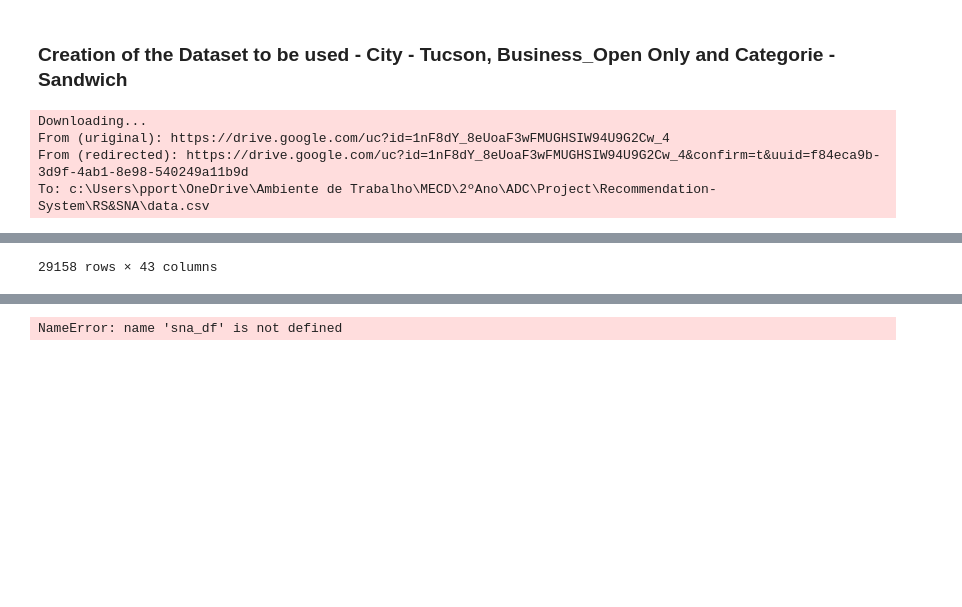
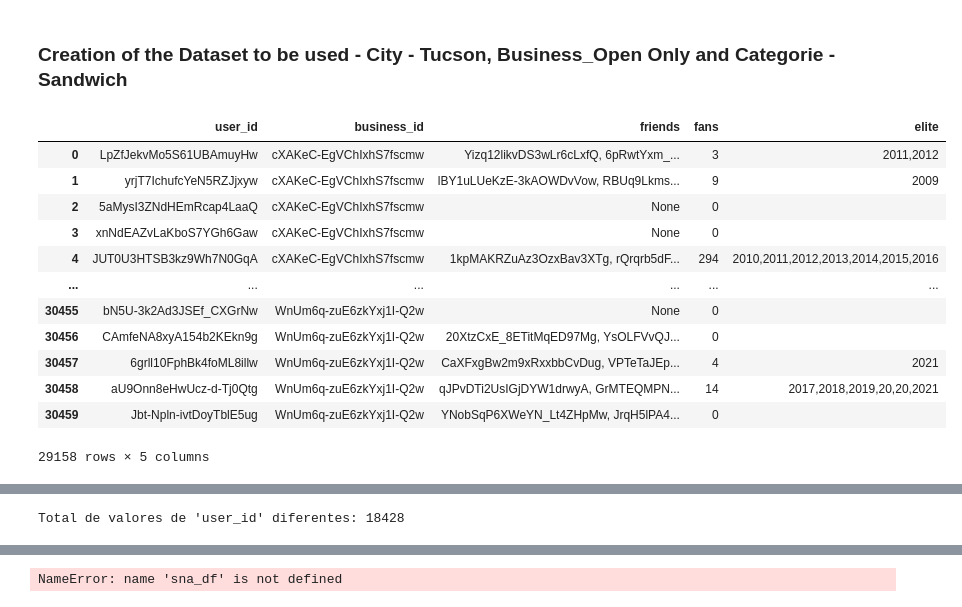
Before and after one commit to PPortela00/Recommendation-System---, a Jupyter notebook: RS&SNA/notebook.ipynb, the cells around one changed output, grey strips where cells are left out. Cells and saved outputs as stored; diff of their text form; code cells hidden in the pictures; blank space fills up the shorter version.

Commit message:
Columns to filter & Weight example added

```diff
--- a/RS&SNA/notebook.ipynb
+++ b/RS&SNA/notebook.ipynb
@@ -353,38 +348,38 @@ The weight of the connection between the user 8g_iMtfSiwikVnbP2etR0A and user Ia
 # %% [markdown]
 ### Creation of the Dataset to be used - City - Tucson, Business_Open Only and Categorie - Sandwich
 # %%
-""" city = 'Tucson'
+city = 'Tucson'
 
 # Filtrar por cidade
 business_city_filtered = business[(business['is_open'] == 1) & (business['city'] == city)]
 
 # Filtrar por categoria "Sandwich"
 category_to_filter = 'Sandwich'
 business_category_filtered = business_city_filtered[business_city_filtered['categories'].str.contains(category_to_filter, case=False, na=False)]
 
 # Mesclar com os DataFrames
 sna_df = pd.merge(reviews, business_category_filtered, left_on='business_id', right_on='business_id', how='inner')
 sna_df = pd.merge(sna_df, users, left_on='user_id', right_on='user_id', how='left')
 sna_df = sna_df.drop_duplicates(subset=['user_id', 'business_id'], keep="first", inplace=False)
+sna_df = sna_df[['user_id', 'business_id', 'friends', 'fans', 'elite']]
 
 display (sna_df)
 
 unique_user_ids = sna_df['user_id'].nunique()
-print(f"Total de valores de 'user_id' diferentes: {unique_user_ids}") """
+print(f"Total de valores de 'user_id' diferentes: {unique_user_ids}")
 
-#File ID from your Google Drive URL
-file_id = '1nF8dY_8eUoaF3wFMUGHSIW94U9G2Cw_4'
-output = 'data.csv'  # Local filename to save the downloaded CSV file
-
-url = f'https://drive.google.com/uc?id={file_id}'
-
-gdown.download(url, output, quiet=False)
-
-# Read the downloaded CSV file with a semicolon delimiter
-sna_df = pd.read_csv(output, delimiter=';')
-display(sna_df)
+sna_np = np.array(sna_df)
 # %% [output]
+|  | user_id | business_id | friends | fans | elite |
+| 0 | LpZfJekvMo5S61UBAmuyHw | cXAKeC-EgVChIxhS7fscmw | Yizq12likvDS3wLr6cLxfQ, 6pRwtYxm_... | 3 | 2011,2012 |
+| 1 | yrjT7IchufcYeN5RZJjxyw | cXAKeC-EgVChIxhS7fscmw | lBY1uLUeKzE-3kAOWDvVow, RBUq9Lkms... | 9 | 2009 |
+| 2 | 5aMysI3ZNdHEmRcap4LaaQ | cXAKeC-EgVChIxhS7fscmw | None | 0 |  |
+| 3 | xnNdEAZvLaKboS7YGh6Gaw | cXAKeC-EgVChIxhS7fscmw | None | 0 |  |
+| 4 | JUT0U3HTSB3kz9Wh7N0GqA | cXAKeC-EgVChIxhS7fscmw | 1kpMAKRZuAz3OzxBav3XTg, rQrqrb5dF... | 294 | 2010,2011,2012,2013,2014,2015,2016 |
+| ... | ... | ... | ... | ... | ... |
+| 30455 | bN5U-3k2Ad3JSEf_CXGrNw | WnUm6q-zuE6zkYxj1I-Q2w | None | 0 |  |
+| 30456 | CAmfeNA8xyA154b2KEkn9g | WnUm6q-zuE6zkYxj1I-Q2w | 20XtzCxE_8ETitMqED97Mg, YsOLFVvQJ... | 0 |  |
+| 30457 | 6grll10FphBk4foML8illw | WnUm6q-zuE6zkYxj1I-Q2w | CaXFxgBw2m9xRxxbbCvDug, VPTeTaJEp... | 4 | 2021 |
+| 30458 | aU9Onn8eHwUcz-d-Tj0Qtg | WnUm6q-zuE6zkYxj1I-Q2w | qJPvDTi2UsIGjDYW1drwyA, GrMTEQMPN... | 14 | 2017,2018,2019,20,20,2021 |
+| 30459 | Jbt-Npln-ivtDoyTblE5ug | WnUm6q-zuE6zkYxj1I-Q2w | YNobSqP6XWeYN_Lt4ZHpMw, JrqH5lPA4... | 0 |  |
-Downloading...
-From (uriginal): https://drive.google.com/uc?id=1nF8dY_8eUoaF3wFMUGHSIW94U9G2Cw_4
-From (redirected): https://drive.google.com/uc?id=1nF8dY_8eUoaF3wFMUGHSIW94U9G2Cw_4&confirm=t&uuid=f84eca9b-3d9f-4ab1-8e98-540249a11b9d
-To: c:\Users\pport\OneDrive\Ambiente de Trabalho\MECD\2ºAno\ADC\Project\Recommendation-System\RS&SNA\data.csv
+29158 rows × 5 columns
@@ -403 +386 @@ To: c:\Users\pport\OneDrive\Ambiente de Trabalho\MECD\2ºAno\ADC\Project\Recomme
-29158 rows × 43 columns
+Total de valores de 'user_id' diferentes: 18428
```
Also changed, not shown: parts of 4 cells of this notebook.
